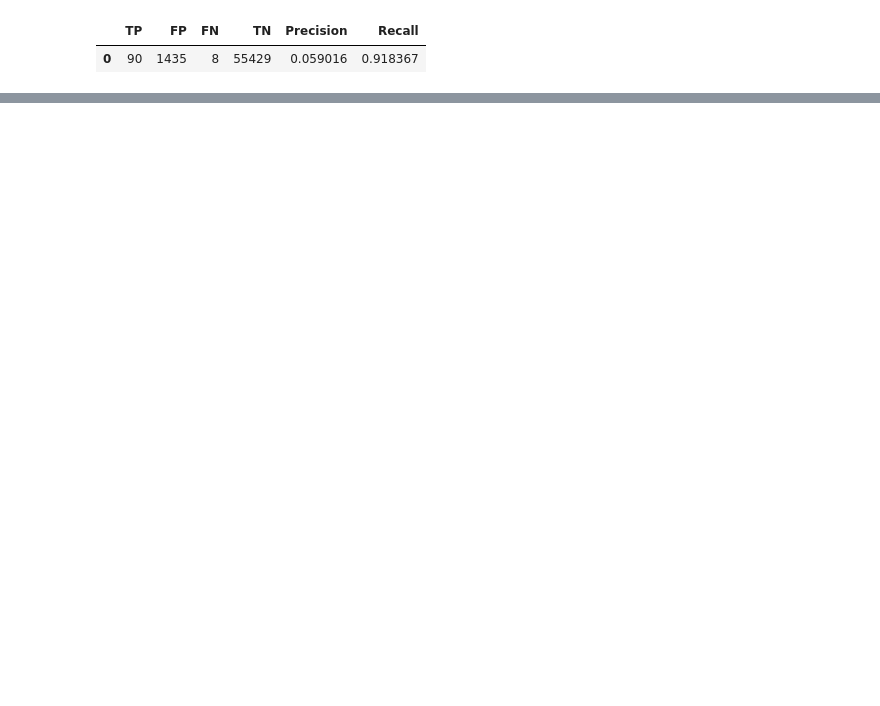
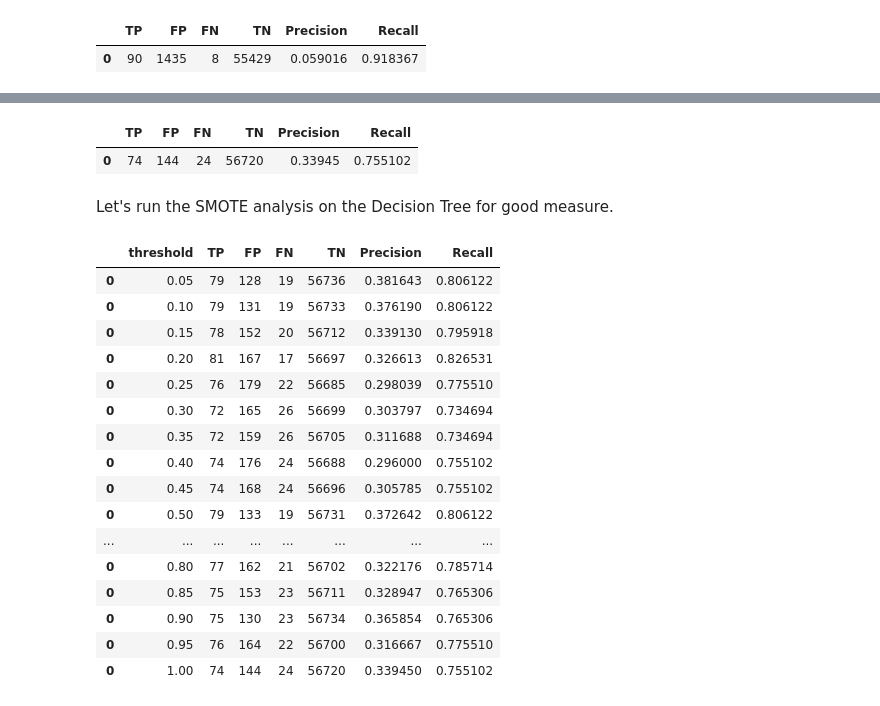
Before and after one commit to DoubleCyclone/Credit-Card-Fraud-Detection, a Jupyter notebook: notebooks/credit_card_fraud_detection.ipynb, the cells around one changed output, grey strips where cells are left out. Saved outputs shown, nothing was run; the diff lists cells and outputs as text; code cells hidden in the pictures; blank space fills up the shorter version.

```diff
--- a/notebooks/credit_card_fraud_detection.ipynb
+++ b/notebooks/credit_card_fraud_detection.ipynb
@@ -445,0 +509,32 @@ metrics_lr_smote.head()
+# %%
+# Calculate the model's metrics
+metrics_dtr_smote = calculate_pr(pred_dtr_smote, y_test.values.ravel())
+
+# Show metrics
+metrics_dtr_smote.head()
+# %% [output]
+|  | TP | FP | FN | TN | Precision | Recall |
+| 0 | 74 | 144 | 24 | 56720 | 0.33945 | 0.755102 |
+# %% [markdown]
+Let's run the SMOTE analysis on the Decision Tree for good measure.
+# %%
+# Run smote analysis on DTC, takes a long time
+smote_analysis(X_train_scaled, X_test_scaled, y_train, y_test, "DTC")
+# %% [output]
+|  | threshold | TP | FP | FN | TN | Precision | Recall |
+| 0 | 0.05 | 79 | 128 | 19 | 56736 | 0.381643 | 0.806122 |
+| 0 | 0.10 | 79 | 131 | 19 | 56733 | 0.376190 | 0.806122 |
+| 0 | 0.15 | 78 | 152 | 20 | 56712 | 0.339130 | 0.795918 |
+| 0 | 0.20 | 81 | 167 | 17 | 56697 | 0.326613 | 0.826531 |
+| 0 | 0.25 | 76 | 179 | 22 | 56685 | 0.298039 | 0.775510 |
+| 0 | 0.30 | 72 | 165 | 26 | 56699 | 0.303797 | 0.734694 |
+| 0 | 0.35 | 72 | 159 | 26 | 56705 | 0.311688 | 0.734694 |
+| 0 | 0.40 | 74 | 176 | 24 | 56688 | 0.296000 | 0.755102 |
+| 0 | 0.45 | 74 | 168 | 24 | 56696 | 0.305785 | 0.755102 |
+| 0 | 0.50 | 79 | 133 | 19 | 56731 | 0.372642 | 0.806122 |
+| ... | ... | ... | ... | ... | ... | ... | ... |
+| 0 | 0.80 | 77 | 162 | 21 | 56702 | 0.322176 | 0.785714 |
+| 0 | 0.85 | 75 | 153 | 23 | 56711 | 0.328947 | 0.765306 |
+| 0 | 0.90 | 75 | 130 | 23 | 56734 | 0.365854 | 0.765306 |
+| 0 | 0.95 | 76 | 164 | 22 | 56700 | 0.316667 | 0.775510 |
+| 0 | 1.00 | 74 | 144 | 24 | 56720 | 0.339450 | 0.755102 |
```
Also changed, not shown: parts of 15 cells of this notebook.
